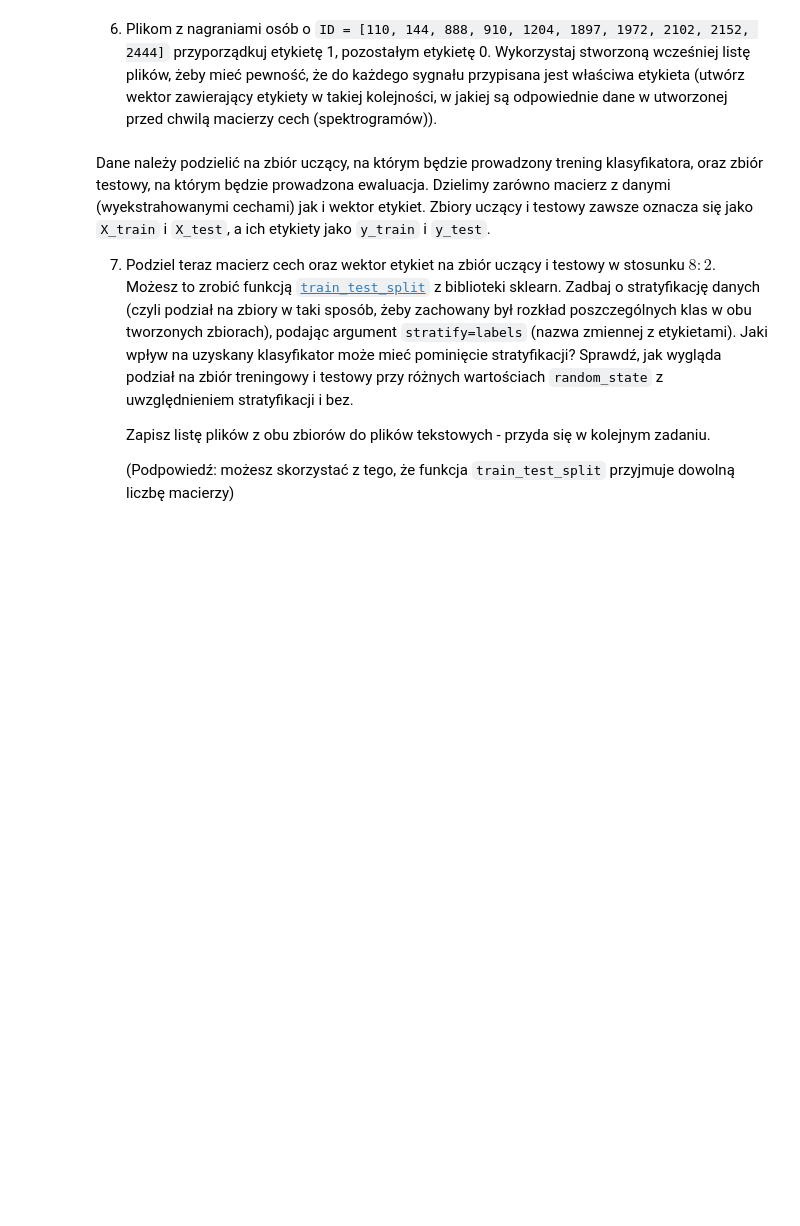
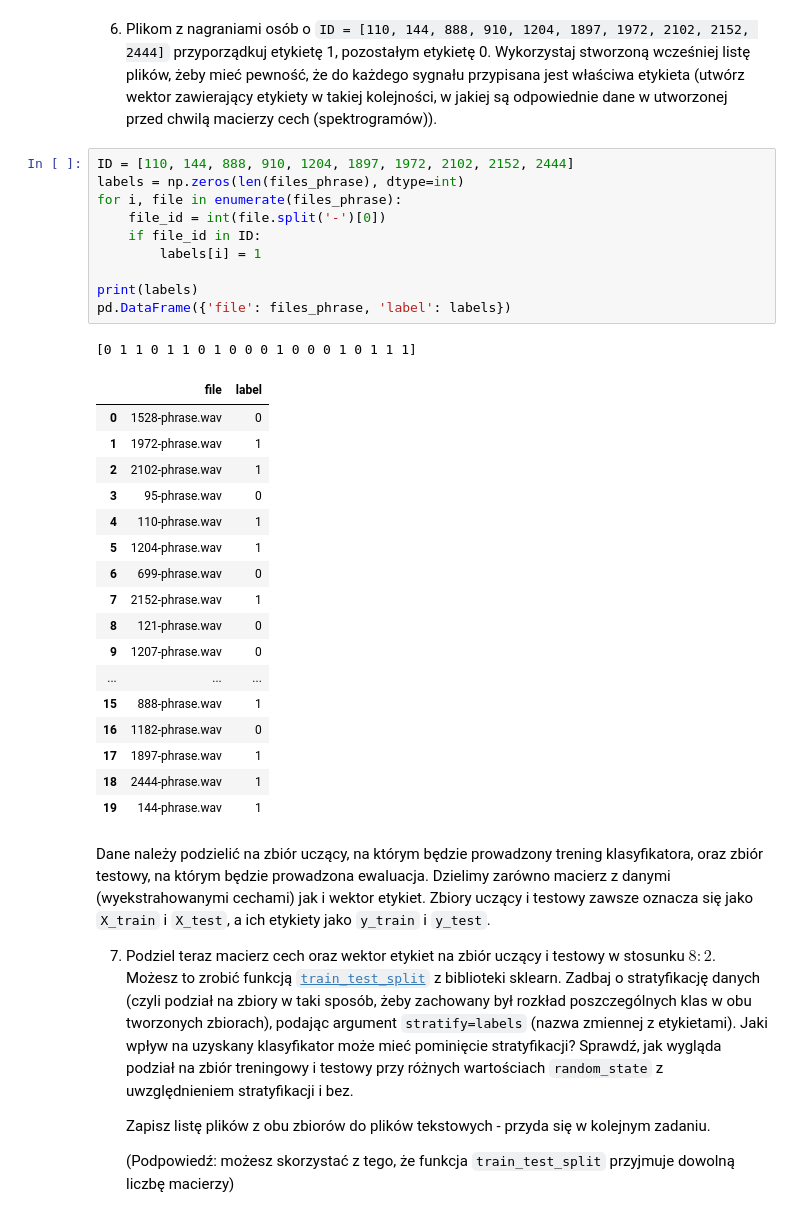
Before and after one commit to matgaj/pum2025, a Jupyter notebook: Lab2/Lab2_zad1_ekstrakcja_cech_metryki.ipynb, the cells around one changed output. Cells and saved outputs as stored; diff of their text form; blank space fills up the shorter version.

```diff
--- a/Lab2/Lab2_zad1_ekstrakcja_cech_metryki.ipynb
+++ b/Lab2/Lab2_zad1_ekstrakcja_cech_metryki.ipynb
@@ -104,6 +108,35 @@ print(spectrograms_3d.shape)
 (20, 513, 355)
 # %% [markdown]
 6. Plikom z nagraniami osób o  `ID = [110, 144, 888, 910, 1204, 1897, 1972, 2102, 2152, 2444]` przyporządkuj etykietę 1, pozostałym etykietę 0. Wykorzystaj stworzoną wcześniej listę plików, żeby mieć pewność, że do każdego sygnału przypisana jest właściwa etykieta (utwórz wektor zawierający etykiety w takiej kolejności, w jakiej są odpowiednie dane w utworzonej przed chwilą macierzy cech (spektrogramów)).
+# %%
+ID = [110, 144, 888, 910, 1204, 1897, 1972, 2102, 2152, 2444]
+labels = np.zeros(len(files_phrase), dtype=int)
+for i, file in enumerate(files_phrase):
+    file_id = int(file.split('-')[0])
+    if file_id in ID:
+        labels[i] = 1
+
+print(labels)
+pd.DataFrame({'file': files_phrase, 'label': labels})
+# %% [output]
+[0 1 1 0 1 1 0 1 0 0 0 1 0 0 0 1 0 1 1 1]
+|  | file | label |
+| 0 | 1528-phrase.wav | 0 |
+| 1 | 1972-phrase.wav | 1 |
+| 2 | 2102-phrase.wav | 1 |
+| 3 | 95-phrase.wav | 0 |
+| 4 | 110-phrase.wav | 1 |
+| 5 | 1204-phrase.wav | 1 |
+| 6 | 699-phrase.wav | 0 |
+| 7 | 2152-phrase.wav | 1 |
+| 8 | 121-phrase.wav | 0 |
+| 9 | 1207-phrase.wav | 0 |
+| ... | ... | ... |
+| 15 | 888-phrase.wav | 1 |
+| 16 | 1182-phrase.wav | 0 |
+| 17 | 1897-phrase.wav | 1 |
+| 18 | 2444-phrase.wav | 1 |
+| 19 | 144-phrase.wav | 1 |
 # %% [markdown]
 Dane należy podzielić na zbiór uczący, na którym będzie prowadzony trening klasyfikatora, oraz zbiór testowy, na którym będzie prowadzona ewaluacja. Dzielimy zarówno macierz z danymi (wyekstrahowanymi cechami) jak i wektor etykiet. Zbiory uczący i testowy zawsze oznacza się jako `X_train` i `X_test`, a ich etykiety jako `y_train` i `y_test`.
 
```
Also changed, not shown: parts of 8 cells of this notebook, 1 other file.
